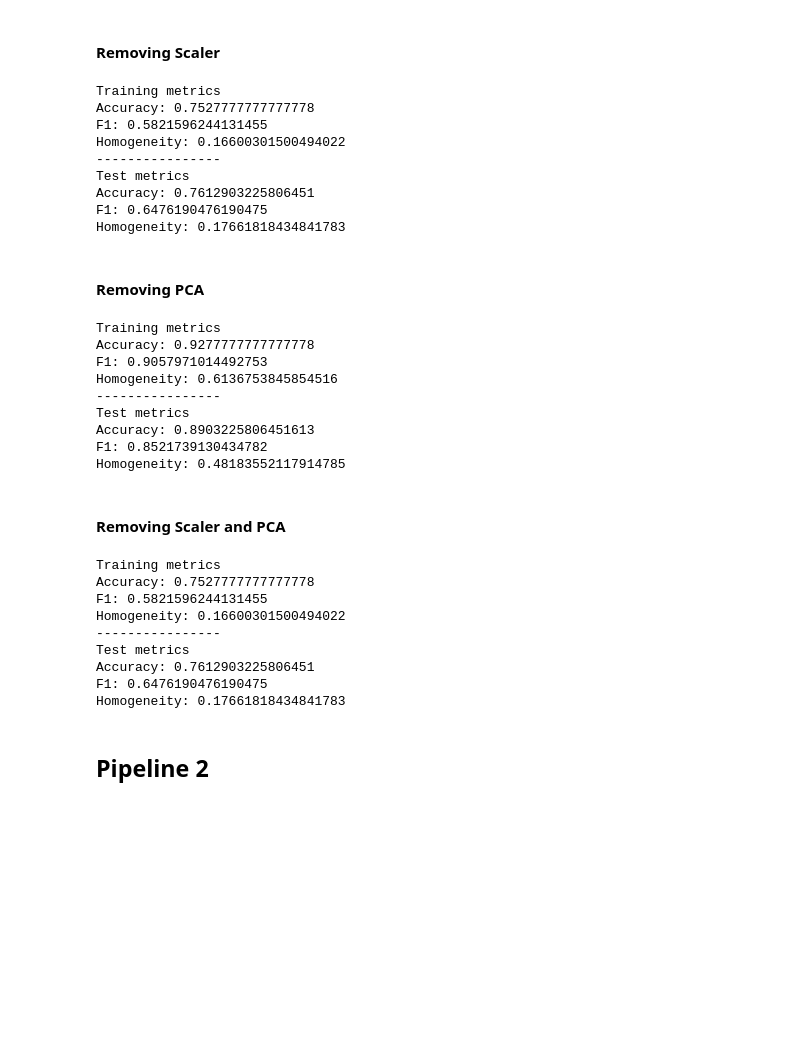
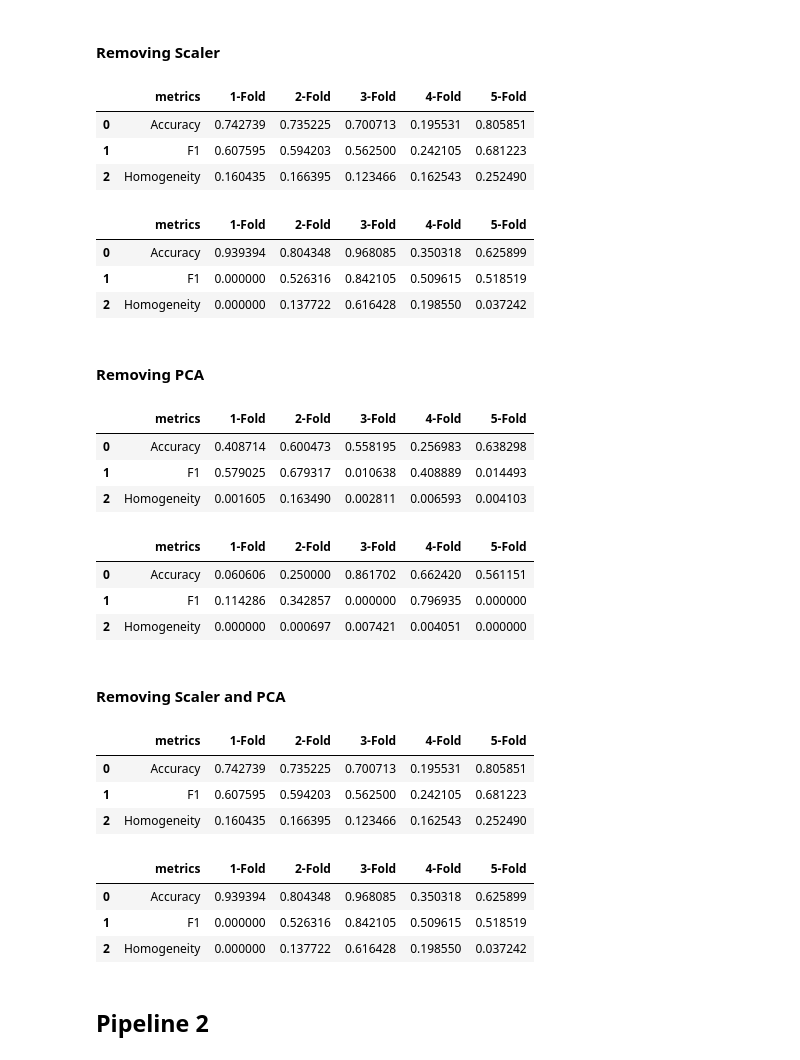
Before and after one commit to MLRG-CEFET-RJ/brca-scrna-seq, a Jupyter notebook: geo/sklearn.ipynb, the cells around one changed output. Cells and saved outputs as stored; diff of their text form; code cells hidden in the pictures; blank space fills up the shorter version.

```diff
--- a/geo/sklearn.ipynb
+++ b/geo/sklearn.ipynb
@@ -265,17 +298,20 @@ p1_without_scaler = Pipeline([
     ('kmeans', KMeans(n_clusters=kmeans_n_clusters, random_state=random_state))
 ])
 # %%
-execute_pipeline(p1_without_scaler, metrics, x, y)
+train_results, test_results = execute_pipeline(p1_without_scaler, metrics, x, y, patients)
+train_results
 # %% [output]
-Training metrics
-Accuracy: 0.7527777777777778
-F1: 0.5821596244131455
-Homogeneity: 0.16600301500494022
-----------------
-Test metrics
-Accuracy: 0.7612903225806451
-F1: 0.6476190476190475
-Homogeneity: 0.17661818434841783
+|  | metrics | 1-Fold | 2-Fold | 3-Fold | 4-Fold | 5-Fold |
+| 0 | Accuracy | 0.742739 | 0.735225 | 0.700713 | 0.195531 | 0.805851 |
+| 1 | F1 | 0.607595 | 0.594203 | 0.562500 | 0.242105 | 0.681223 |
+| 2 | Homogeneity | 0.160435 | 0.166395 | 0.123466 | 0.162543 | 0.252490 |
+# %%
+test_results
+# %% [output]
+|  | metrics | 1-Fold | 2-Fold | 3-Fold | 4-Fold | 5-Fold |
+| 0 | Accuracy | 0.939394 | 0.804348 | 0.968085 | 0.350318 | 0.625899 |
+| 1 | F1 | 0.000000 | 0.526316 | 0.842105 | 0.509615 | 0.518519 |
+| 2 | Homogeneity | 0.000000 | 0.137722 | 0.616428 | 0.198550 | 0.037242 |
 # %% [markdown]
 #### Removing PCA
 # %%
@@ -284,17 +320,20 @@ p1_without_pca = Pipeline([
     ('kmeans', KMeans(n_clusters=kmeans_n_clusters, random_state=random_state))
 ])
 # %%
-execute_pipeline(p1_without_pca, metrics, x, y)
+train_results, test_results = execute_pipeline(p1_without_pca, metrics, x, y, patients)
+train_results
 # %% [output]
-Training metrics
-Accuracy: 0.9277777777777778
-F1: 0.9057971014492753
-Homogeneity: 0.6136753845854516
-----------------
-Test metrics
-Accuracy: 0.8903225806451613
-F1: 0.8521739130434782
-Homogeneity: 0.48183552117914785
+|  | metrics | 1-Fold | 2-Fold | 3-Fold | 4-Fold | 5-Fold |
+| 0 | Accuracy | 0.408714 | 0.600473 | 0.558195 | 0.256983 | 0.638298 |
+| 1 | F1 | 0.579025 | 0.679317 | 0.010638 | 0.408889 | 0.014493 |
+| 2 | Homogeneity | 0.001605 | 0.163490 | 0.002811 | 0.006593 | 0.004103 |
+# %%
+test_results
+# %% [output]
+|  | metrics | 1-Fold | 2-Fold | 3-Fold | 4-Fold | 5-Fold |
+| 0 | Accuracy | 0.060606 | 0.250000 | 0.861702 | 0.662420 | 0.561151 |
+| 1 | F1 | 0.114286 | 0.342857 | 0.000000 | 0.796935 | 0.000000 |
+| 2 | Homogeneity | 0.000000 | 0.000697 | 0.007421 | 0.004051 | 0.000000 |
 # %% [markdown]
 #### Removing Scaler and PCA
 # %%
@@ -302,16 +341,19 @@ p1_without_scaler_and_pca = Pipeline([
     ('kmeans', KMeans(n_clusters=kmeans_n_clusters, random_state=random_state))
 ])
 # %%
-execute_pipeline(p1_without_scaler_and_pca, metrics, x, y)
+train_results, test_results = execute_pipeline(p1_without_scaler_and_pca, metrics, x, y, patients)
+train_results
 # %% [output]
-Training metrics
-Accuracy: 0.7527777777777778
-F1: 0.5821596244131455
-Homogeneity: 0.16600301500494022
-----------------
-Test metrics
-Accuracy: 0.7612903225806451
-F1: 0.6476190476190475
-Homogeneity: 0.17661818434841783
+|  | metrics | 1-Fold | 2-Fold | 3-Fold | 4-Fold | 5-Fold |
+| 0 | Accuracy | 0.742739 | 0.735225 | 0.700713 | 0.195531 | 0.805851 |
+| 1 | F1 | 0.607595 | 0.594203 | 0.562500 | 0.242105 | 0.681223 |
+| 2 | Homogeneity | 0.160435 | 0.166395 | 0.123466 | 0.162543 | 0.252490 |
+# %%
+test_results
+# %% [output]
+|  | metrics | 1-Fold | 2-Fold | 3-Fold | 4-Fold | 5-Fold |
+| 0 | Accuracy | 0.939394 | 0.804348 | 0.968085 | 0.350318 | 0.625899 |
+| 1 | F1 | 0.000000 | 0.526316 | 0.842105 | 0.509615 | 0.518519 |
+| 2 | Homogeneity | 0.000000 | 0.137722 | 0.616428 | 0.198550 | 0.037242 |
 # %% [markdown]
 ## Pipeline 2
```
Also changed, not shown: parts of 11 cells of this notebook.
